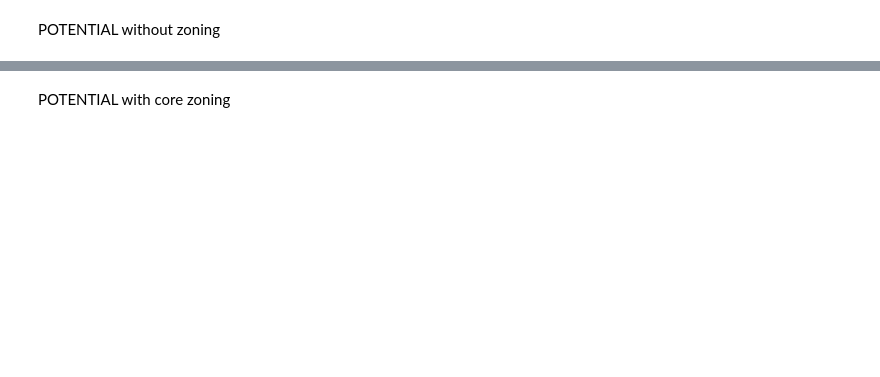
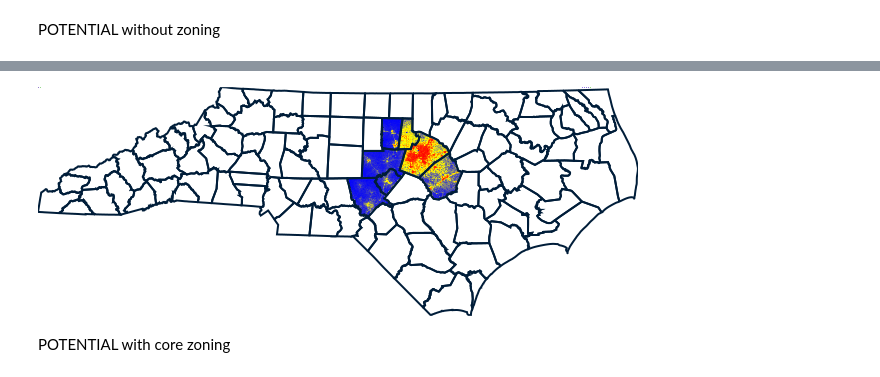
Before and after one commit to malawrim/FUTURES_zoning_prelim, a Jupyter notebook: FUTURES_POTENTIAL.ipynb, the cells around one changed output, grey strips where cells are left out. Drawn from its saved outputs; the diff is of its cells as text; code cells hidden in the pictures; blank space fills up the shorter version.

```diff
--- a/FUTURES_POTENTIAL.ipynb
+++ b/FUTURES_POTENTIAL.ipynb
@@ -47,2 +77,7 @@ def get_pred(file_name):
+# %%
+def potential_surface(potential_file, output):
+  gs.run_command('r.futures.potsurface', input=potential_file, subregions=subregion, output=output)
+  gs.run_command('r.colors', map=output, color='byr')
+  return(show(output))
 # %% [markdown]
 POTENTIAL without zoning
@@ -69,2 +97,7 @@ show('suitability')
+# %%
+# explore potential surface if interested -- not necessary step
+potential_surface('potential.csv', 'suitability')
+# %% [output]
+[figure, added]
 # %% [markdown]
 POTENTIAL with core zoning
```
Also changed, not shown: parts of 23 cells of this notebook, 22 other files.
